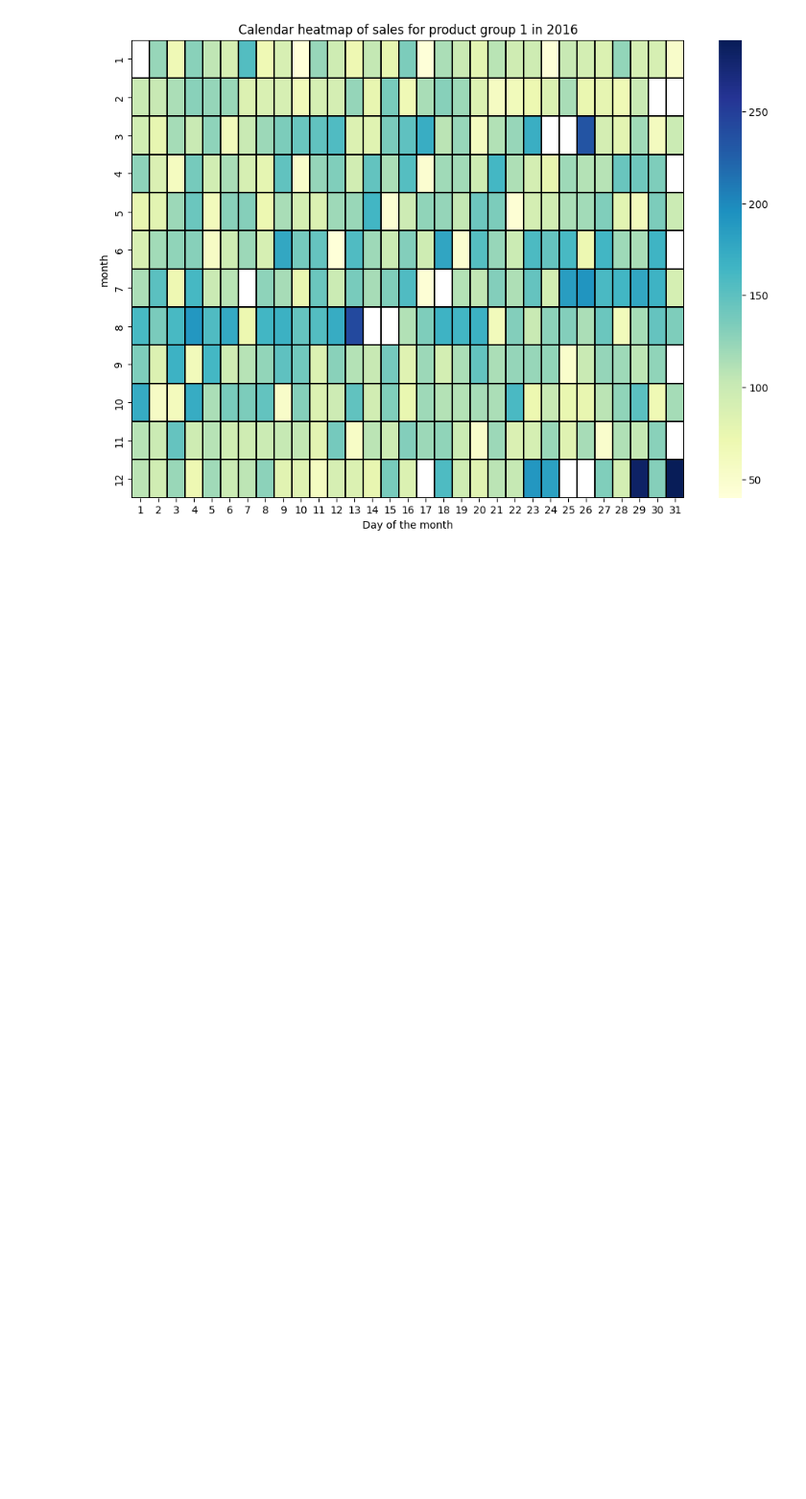
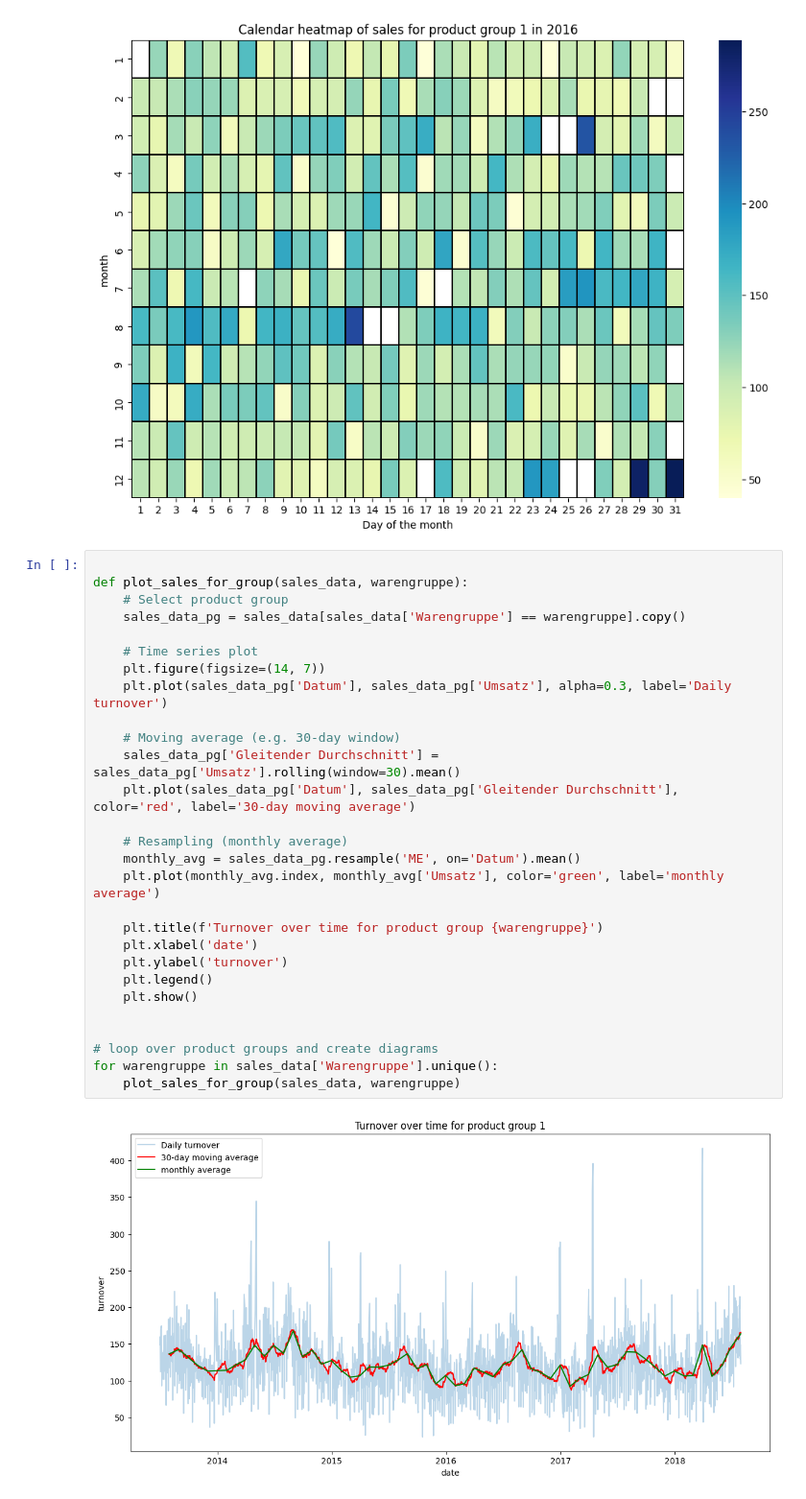
Before and after one commit to sebkrueger/bakery__sales_prediction_ml_project, a Jupyter notebook: 1_DatasetCharacteristics/Umsatzdaten_gekuerzt.ipynb, the cells around one changed output. Shown at 96% size. Saved outputs shown, nothing was run; the diff lists cells and outputs as text; blank space fills up the shorter version.

Commit message:
more values and diagrams for sales data

```diff
--- a/1_DatasetCharacteristics/Umsatzdaten_gekuerzt.ipynb
+++ b/1_DatasetCharacteristics/Umsatzdaten_gekuerzt.ipynb
@@ -155,3 +199,33 @@ plt.ylabel('month')
 plt.show()
 # %% [output]
 [figure]
+# %%
+
+def plot_sales_for_group(sales_data, warengruppe):
+    # Select product group
+    sales_data_pg = sales_data[sales_data['Warengruppe'] == warengruppe].copy()
+
+    # Time series plot
+    plt.figure(figsize=(14, 7))
+    plt.plot(sales_data_pg['Datum'], sales_data_pg['Umsatz'], alpha=0.3, label='Daily turnover')
+
+    # Moving average (e.g. 30-day window)
+    sales_data_pg['Gleitender Durchschnitt'] = sales_data_pg['Umsatz'].rolling(window=30).mean()
+    plt.plot(sales_data_pg['Datum'], sales_data_pg['Gleitender Durchschnitt'], color='red', label='30-day moving average')
+
+    # Resampling (monthly average)
+    monthly_avg = sales_data_pg.resample('ME', on='Datum').mean()
+    plt.plot(monthly_avg.index, monthly_avg['Umsatz'], color='green', label='monthly average')
+
+    plt.title(f'Turnover over time for product group {warengruppe}')
+    plt.xlabel('date')
+    plt.ylabel('turnover')
+    plt.legend()
+    plt.show()
+
+
+# loop over product groups and create diagrams
+for warengruppe in sales_data['Warengruppe'].unique():
+    plot_sales_for_group(sales_data, warengruppe)
+# %% [output]
+[figure, added]
```
Also changed, not shown: parts of 5 cells of this notebook.
